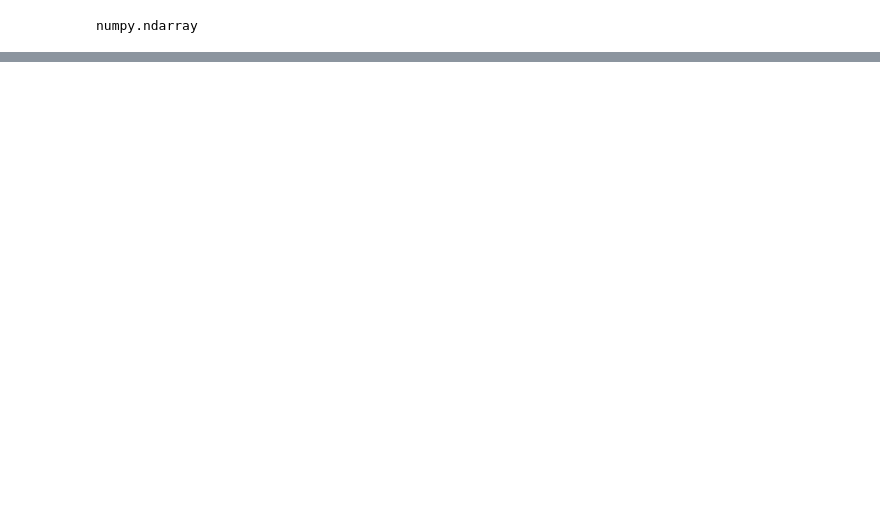
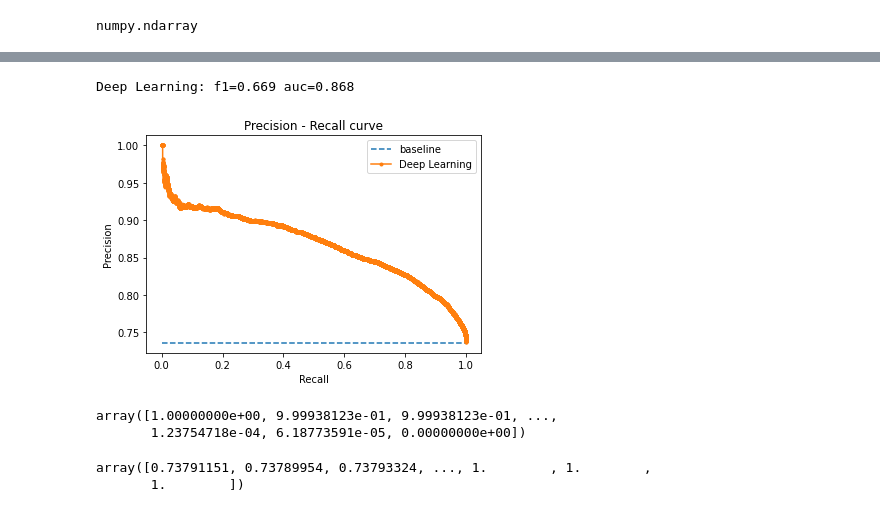
Before and after one commit to nidhidhamnani/cse-258-project, a Jupyter notebook: deep_learning_training_word_vecs_final.ipynb, the cells around one changed output, grey strips where cells are left out. Cells and saved outputs as stored; diff of their text form; code cells hidden in the pictures; blank space fills up the shorter version.

```diff
--- a/deep_learning_training_word_vecs_final.ipynb
+++ b/deep_learning_training_word_vecs_final.ipynb
@@ -219,0 +282,46 @@ precision_score(y_test_class, y_pred_class, average='weighted').round(4)
+# %%
+# precision-recall curve and f1
+from sklearn.metrics import precision_recall_curve
+from sklearn.metrics import f1_score
+from sklearn.metrics import auc
+from matplotlib import pyplot
+
+# predict probabilities
+lr_probs = y_pred
+# keep probabilities for the positive outcome only
+lr_probs = lr_probs[:, 1]
+# predict class values
+yhat = y_pred_class
+
+lr_precision, lr_recall, _ = precision_recall_curve(y_test_class, lr_probs)
+lr_f1, lr_auc = f1_score(y_test_class, yhat, average='weighted'), auc(lr_recall, lr_precision)
+
+# summarize scores
+print('Deep Learning: f1=%.3f auc=%.3f' % (lr_f1, lr_auc))
+# plot the precision-recall curves
+no_skill = len([x for x in y_test_class if x==1]) / len(y_test_class)
+
+pyplot.plot([0, 1], [no_skill, no_skill], linestyle='--', label='baseline')
+pyplot.plot(lr_recall, lr_precision, marker='.', label='Deep Learning')
+# axis labels
+pyplot.xlabel('Recall')
+pyplot.ylabel('Precision')
+pyplot.title("Precision - Recall curve")
+# show the legend
+pyplot.legend()
+pyplot.savefig("./precision-recall.png")
+# show the plot
+pyplot.show()
+# %% [output]
+Deep Learning: f1=0.669 auc=0.868
+[figure, added]
+# %%
+lr_recall
+# %% [output]
+array([1.00000000e+00, 9.99938123e-01, 9.99938123e-01, ...,
+       1.23754718e-04, 6.18773591e-05, 0.00000000e+00])
+# %%
+lr_precision
+# %% [output]
+array([0.73791151, 0.73789954, 0.73793324, ..., 1.        , 1.        ,
+       1.        ])
```
Also changed, not shown: parts of 12 cells of this notebook.
